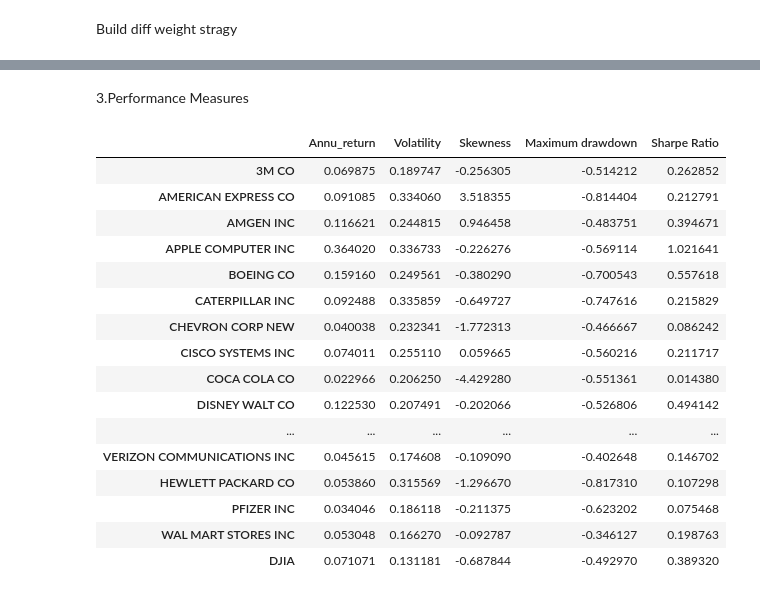
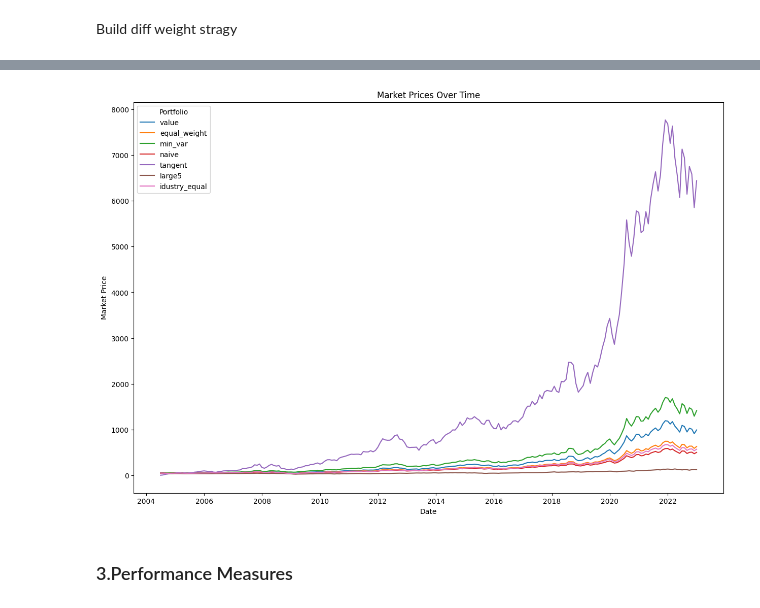
Before and after one commit to Jialin-Eddie/Portfolio_Managment, a Jupyter notebook: src/portfolioConstruction/Portfolio_Construct.ipynb, the cells around one changed output, grey strips where cells are left out. Cells and saved outputs as stored; diff of their text form; code cells hidden in the pictures.

```diff
--- a/src/portfolioConstruction/Portfolio_Construct.ipynb
+++ b/src/portfolioConstruction/Portfolio_Construct.ipynb
@@ -104,17 +107,18 @@ Portfolio.append(tangent_weight)
 # %%
 #buy largest
-HP_DJ_Sto_Ind_ori = helper.load_data('HW_DJIA_Prices.xlsx')
-HP_DJ_Sto_Ind = HP_DJ_Sto_Ind_ori.copy()
 industries = HP_DJ_Sto_Ind.iloc[0,1:-1]
 # Drop the first row to retain only stock prices
-HP_DJ_Sto_Ind = HP_DJ_Sto_Ind.iloc[[4]]
-largest_stocks = HP_DJ_Sto_Ind.groupby(industries, axis=1).idxmax()
+# mkt_Cap =  np.array(start_Price)*np.array(start_shares)
+# total_Cap = np.sum(mkt_Cap)
+
+mkt_cap_ind = pd.DataFrame(mkt_Cap, index=HP_DJ_Sto_Ind.columns[1:-1], columns=['mkt_cap'])
+largest_stocks = mkt_cap_ind.groupby(industries, axis=0).idxmax()
 # largest_stocks = HP_DJ_Sto_Ind.groupby(industries, axis=1).idxmax(axis = 1)
-weight_of_buylarge = 1/largest_stocks.shape[1]
+weight_of_buylarge = 1/largest_stocks.shape[0]
 largest_stocks_weights=[]
 
 for stock in HP_DJ_Sto_Ind_ori.iloc[:,1:-1].columns:
-    if stock in largest_stocks.iloc[0].values:
+    if stock in largest_stocks.values:
         largest_stocks_weights.append(weight_of_buylarge)
     else:
             largest_stocks_weights.append(0)
@@ -172,5 +180,27 @@ weight
+# %%
+import matplotlib.pyplot as plt
+output_folder = os.path.join(os.path.dirname(os.path.dirname(os.getcwd())), 'output')
+
+HP_DJ_Sto.shape # 223x32
+weight.shape # 7* 30
+market_prices = np.dot(weight,HP_DJ_Sto.iloc[:,1:-1].T)
+# pd.DataFrame(market_prices).shape
+mkt_P_df = pd.DataFrame(market_prices, index=weight.index, columns=HP_DJ_Sto['Date'])
+mkt_P_bench_df = HP_DJ_Sto.iloc[:,-1].T
+plt.figure(figsize=(15, 10))
+for stock in mkt_P_df.index:
+    plt.plot(mkt_P_df.columns, mkt_P_df.loc[stock,:], label=stock)
+
+plt.title('Market Prices Over Time')
+plt.xlabel('Date')
+plt.ylabel('Market Price')
+plt.legend(title='Portfolio')
+plt.savefig(os.path.join(output_folder,'Market_Prices_Over_Time.png'))
+plt.show()
+# %% [output]
+[figure, added]
 # %% [markdown]
-3.Performance Measures
+### 3.Performance Measures
 # %%
 RF = 0.02
 HP_DJ_Sto_Ind = HP_DJ_Sto_Ind_ori.copy()
@@ -305,23 +336,3 @@ pp = pd.DataFrame(BT_performance,
                   index = ['Annu_return', 'Volatility','Skewness','Maximum drawdown','Sharpe Ratio'],
                    columns=HP_DJ_Sto_Ind.columns[1:])
-# %%
-display(pp.T)
-# %% [output]
-|  | Annu_return | Volatility | Skewness | Maximum drawdown | Sharpe Ratio |
-| 3M CO | 0.069875 | 0.189747 | -0.256305 | -0.514212 | 0.262852 |
-| AMERICAN EXPRESS CO | 0.091085 | 0.334060 | 3.518355 | -0.814404 | 0.212791 |
-| AMGEN INC | 0.116621 | 0.244815 | 0.946458 | -0.483751 | 0.394671 |
-| APPLE COMPUTER INC | 0.364020 | 0.336733 | -0.226276 | -0.569114 | 1.021641 |
-| BOEING CO | 0.159160 | 0.249561 | -0.380290 | -0.700543 | 0.557618 |
-| CATERPILLAR INC | 0.092488 | 0.335859 | -0.649727 | -0.747616 | 0.215829 |
-| CHEVRON CORP NEW | 0.040038 | 0.232341 | -1.772313 | -0.466667 | 0.086242 |
-| CISCO SYSTEMS INC | 0.074011 | 0.255110 | 0.059665 | -0.560216 | 0.211717 |
-| COCA COLA CO | 0.022966 | 0.206250 | -4.429280 | -0.551361 | 0.014380 |
-| DISNEY WALT CO | 0.122530 | 0.207491 | -0.202066 | -0.526806 | 0.494142 |
-| ... | ... | ... | ... | ... | ... |
-| VERIZON COMMUNICATIONS INC | 0.045615 | 0.174608 | -0.109090 | -0.402648 | 0.146702 |
-| HEWLETT PACKARD CO | 0.053860 | 0.315569 | -1.296670 | -0.817310 | 0.107298 |
-| PFIZER INC | 0.034046 | 0.186118 | -0.211375 | -0.623202 | 0.075468 |
-| WAL MART STORES INC | 0.053048 | 0.166270 | -0.092787 | -0.346127 | 0.198763 |
-| DJIA | 0.071071 | 0.131181 | -0.687844 | -0.492970 | 0.389320 |
 # %%
```
Also changed, not shown: parts of 23 cells of this notebook, 13 other files.
